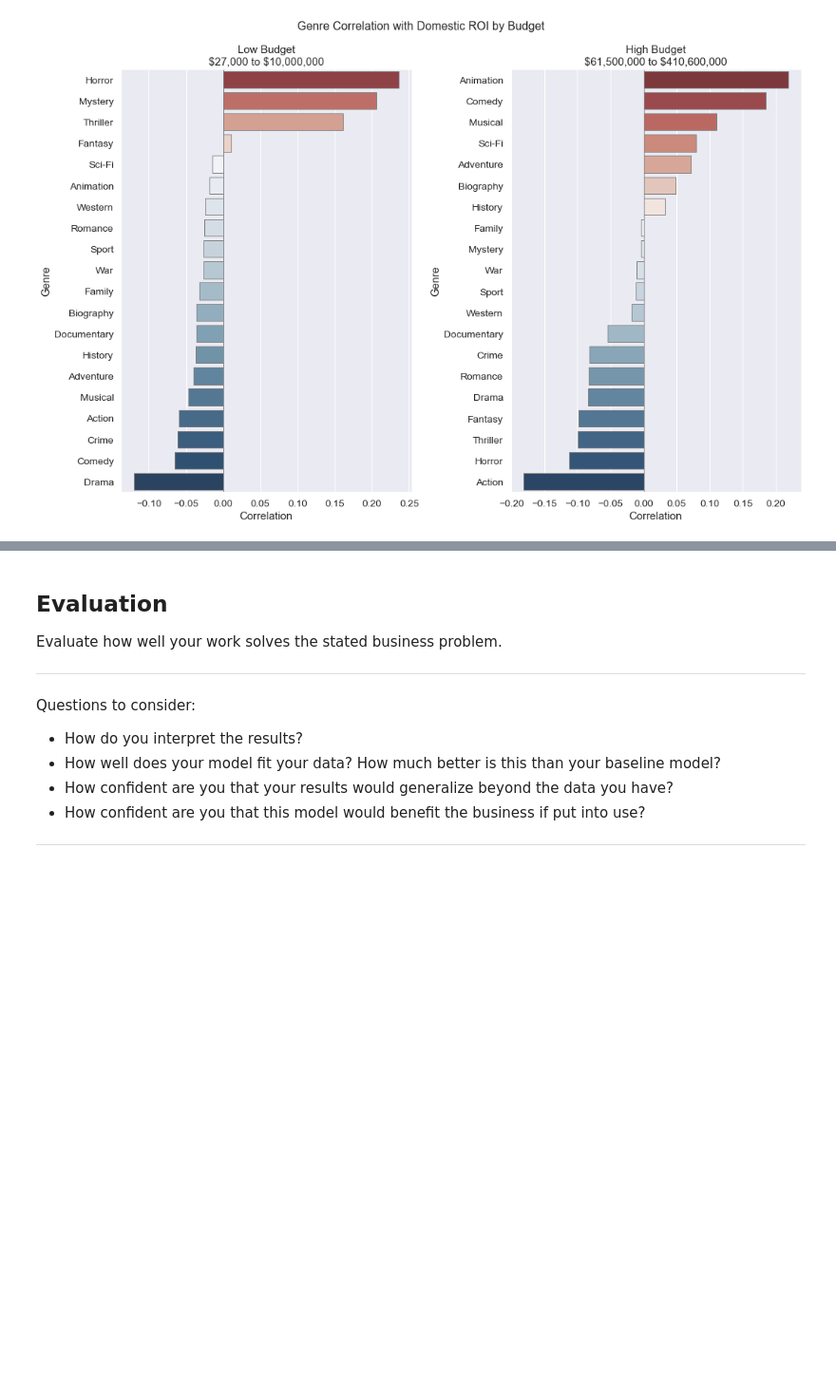
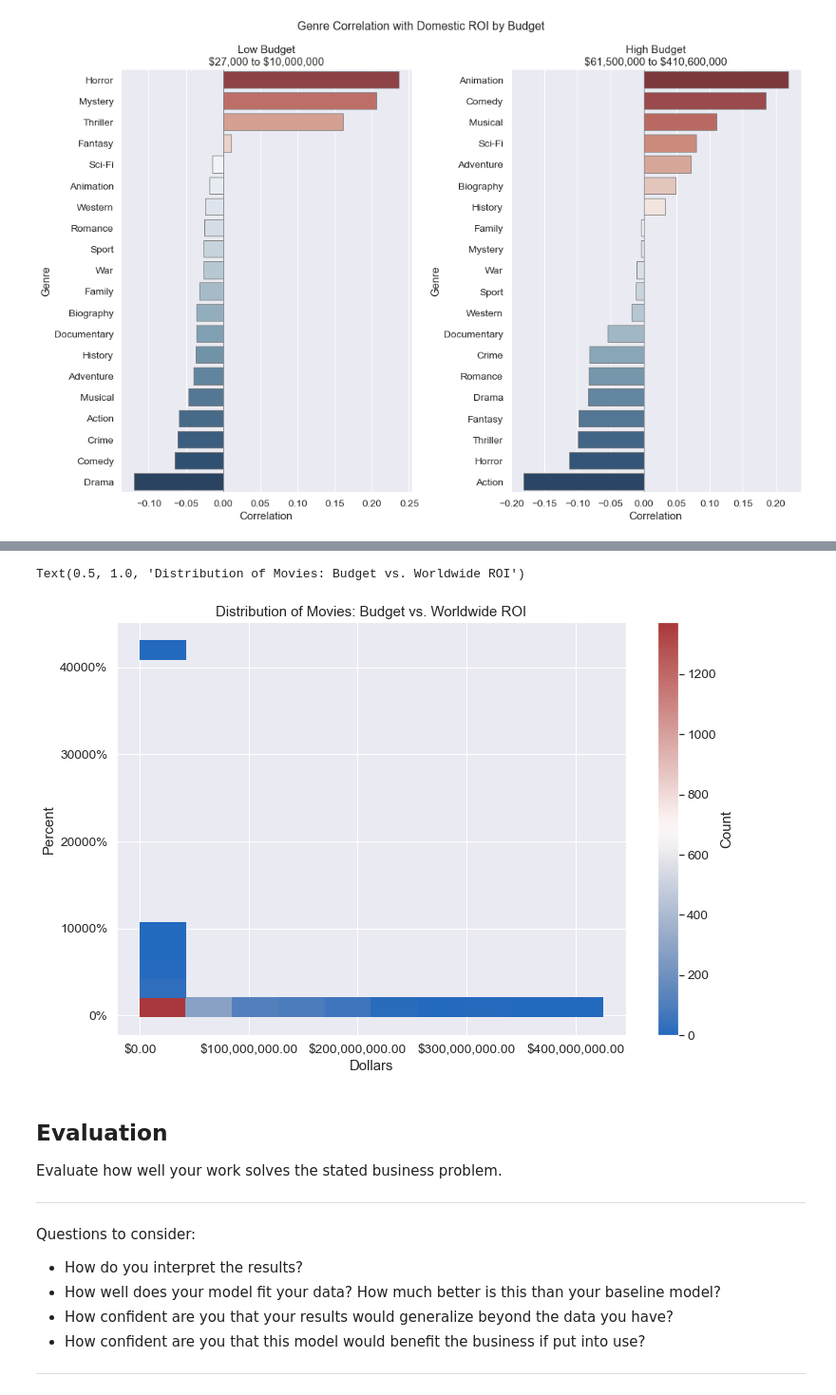
Before and after one commit to ndgigliotti/dsc-phase-1-project, a Jupyter notebook: genres.ipynb, the cells around one changed output, grey strips where cells are left out. Shown at 95% size. Cells and saved outputs as stored; diff of their text form; code cells hidden in the pictures; blank space fills up the shorter version.

```diff
--- a/genres.ipynb
+++ b/genres.ipynb
@@ -523,3 +553,16 @@ array([<AxesSubplot:title={'center':'Low Budget\n\\$27,000 to \\$10,000,000'}, x
+# %%
+
+fig, ax = plt.subplots(figsize=(12,8))
+cmap = sns.color_palette('vlag', as_cmap=True)
+ax = sns.histplot(data=tn, x='production_budget', y='worldwide_roi', ax=ax, bins=(10, 20), stat='count', cbar=True, cmap=cmap, cbar_kws={'label': 'Count'})
+ax.yaxis.set_major_formatter(ticker.PercentFormatter())
+ax.xaxis.set_major_formatter(ticker.StrMethodFormatter('${x:,.2f}'))
+ax.set_xlabel('Dollars')
+ax.set_ylabel('Percent')
+ax.set_title('Distribution of Movies: Budget vs. Worldwide ROI')
+# %% [output]
+Text(0.5, 1.0, 'Distribution of Movies: Budget vs. Worldwide ROI')
+[figure, added]
 # %% [markdown]
 ## Evaluation
 Evaluate how well your work solves the stated business problem.
```
Also changed, not shown: parts of 5 cells of this notebook, 1 other file.
